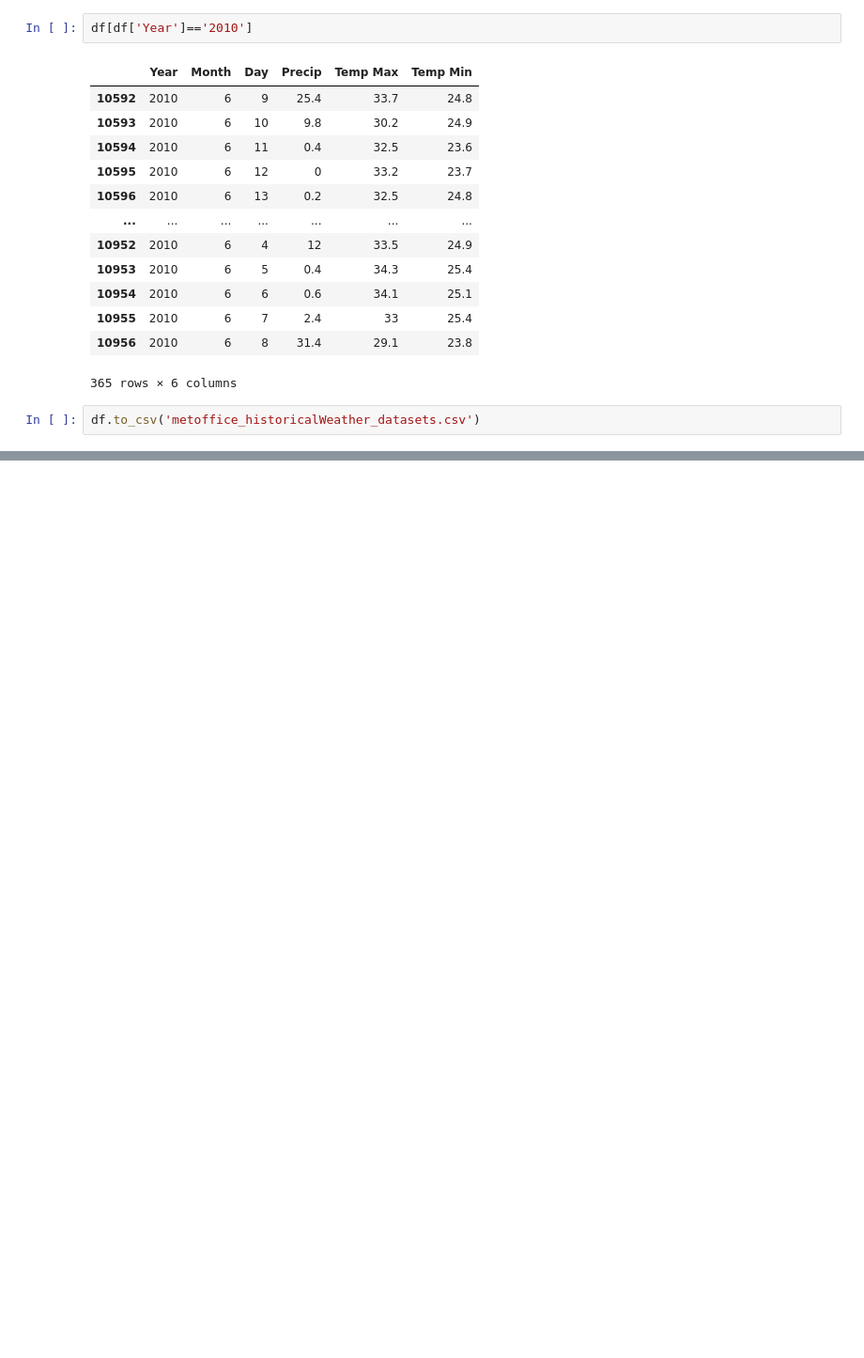
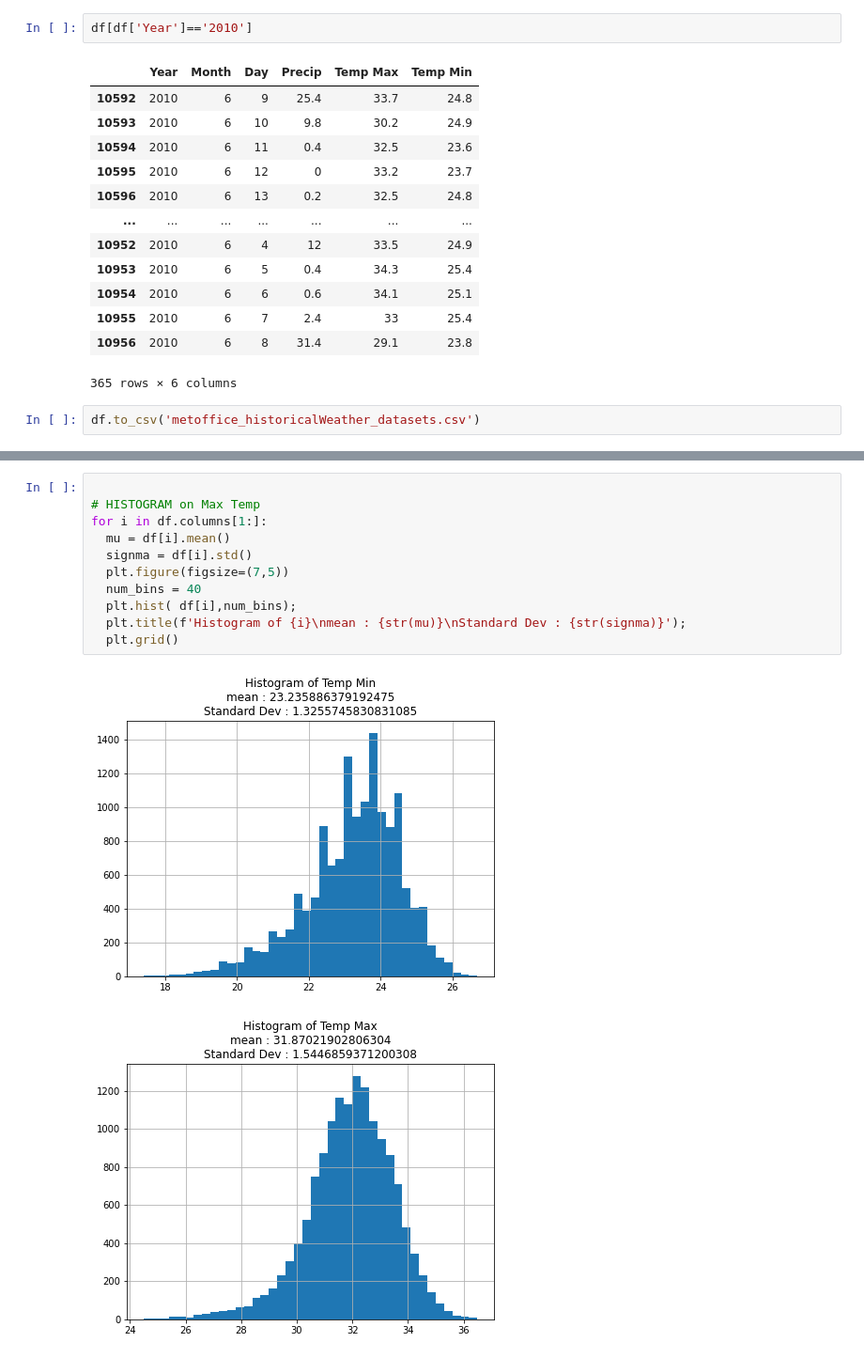
Before and after one commit to surenjanath/WeatherAnalysis, a Jupyter notebook: Trinidad_Data_Analysis.ipynb, the cells around one changed output, grey strips where cells are left out. Shown at 94% size. Drawn from its saved outputs; the diff is of its cells as text; blank space fills up the shorter version.

```diff
--- a/Trinidad_Data_Analysis.ipynb
+++ b/Trinidad_Data_Analysis.ipynb
@@ -234,0 +352,14 @@ See the caveats in the documentation: https://pandas.pydata.org/pandas-docs/stab
+# %%
+
+# HISTOGRAM on Max Temp
+for i in df.columns[1:]:
+  mu = df[i].mean()
+  signma = df[i].std()
+  plt.figure(figsize=(7,5))
+  num_bins = 40
+  plt.hist( df[i],num_bins);
+  plt.title(f'Histogram of {i}\nmean : {str(mu)}\nStandard Dev : {str(signma)}');
+  plt.grid()
+# %% [output]
+[figure, added]
+[figure, added]
```
Also changed, not shown: parts of 63 cells of this notebook.
